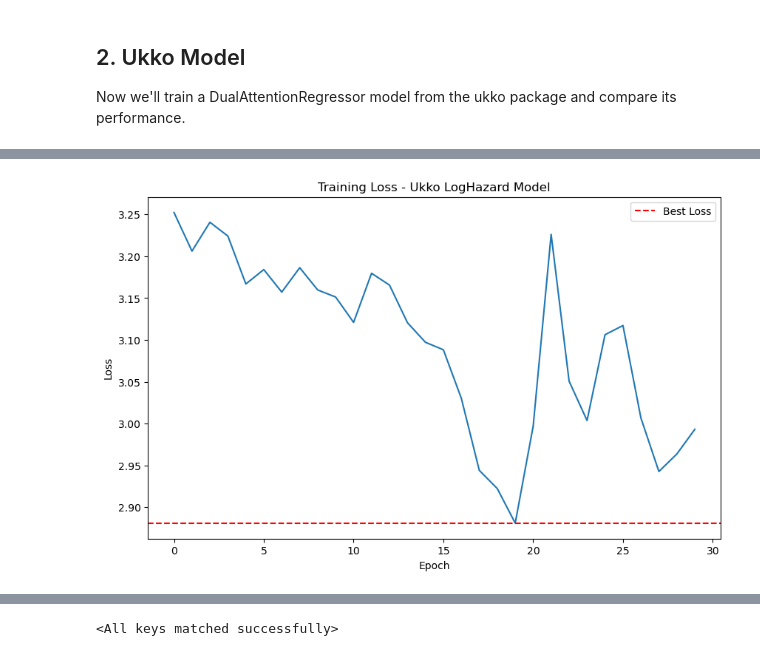
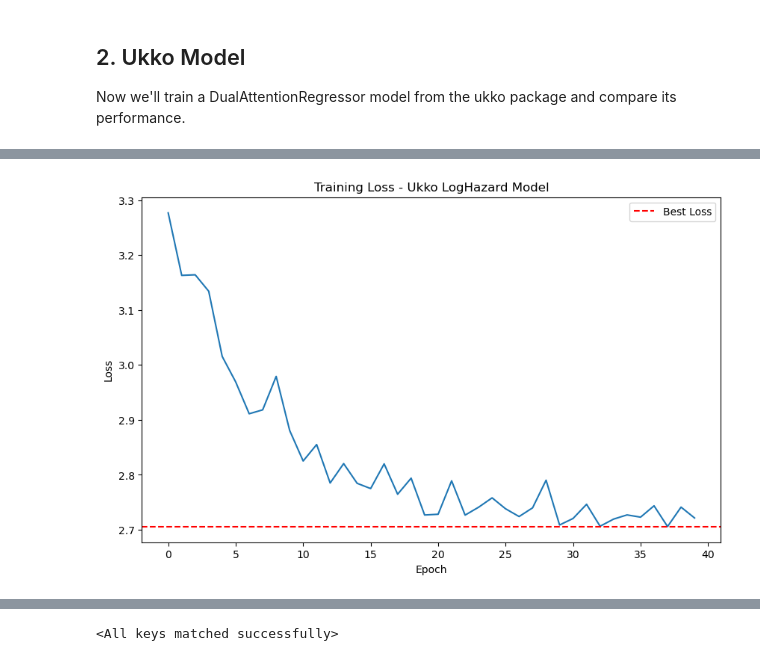
Before and after one commit to eric-fey-hus/ukko, a Jupyter notebook: Survival_test_ukko.ipynb, the cells around one changed output, grey strips where cells are left out. Cells and saved outputs as stored; diff of their text form; code cells hidden in the pictures.

```diff
--- a/Survival_test_ukko.ipynb
+++ b/Survival_test_ukko.ipynb
@@ -104,18 +232,20 @@ def train_epoch(model, train_loader, optimizer):
         log_hazards = model(X_batch)
 
         # Calculate loss
-        # Basic implementation of cox partial likelihood
-        log_risk = log_hazards
-        risk = torch.exp(log_risk)
+        loss = tscox.neg_partial_log_likelihood(log_hazards, events_batch==1, times_batch, ties_method='efron', reduction = reduction)
 
-        # Sort by time
-        sorted_times, sort_idx = torch.sort(times_batch, descending=True)
-        risk = risk[sort_idx]
-        events = events_batch[sort_idx]
+        # # Basic implementation of cox partial likelihood
+        # log_risk = log_hazards
+        # risk = torch.exp(log_risk)
 
-        # Calculate loss using cox partial likelihood
-        log_cumsum = torch.log(torch.cumsum(risk, dim=0) + 1e-8)
-        loss = -torch.mean((log_risk[events == 1] - log_cumsum[events == 1]))
+        # # Sort by time
+        # sorted_times, sort_idx = torch.sort(times_batch, descending=True)
+        # risk = risk[sort_idx]
+        # events = events_batch[sort_idx]
+
+        # # Calculate loss using cox partial likelihood
+        # log_cumsum = torch.log(torch.cumsum(risk, dim=0) + 1e-8)
+        # loss = -torch.mean((log_risk[events == 1] - log_cumsum[events == 1]))
 
         loss.backward()
         optimizer.step()
@@ -247,7 +377,7 @@ model = UkkoLogHazardModel(len(feature_cols))
 optimizer = torch.optim.Adam(model.parameters(), lr=0.001)
 
 # Training loop
-n_epochs = 30  # Increased epochs since we're tracking best model
+n_epochs = 40  # Increased epochs since we're tracking best model
 losses = []
 best_loss = float('inf')
 best_model_state = None
@@ -262,18 +392,8 @@ for epoch in range(n_epochs):
         # Get log hazards
         log_hazards, feat_weights, time_weights = model(X_batch)
 
-        # Calculate loss (Cox partial likelihood)
-        log_risk = log_hazards
-        risk = torch.exp(log_risk)
-
-        # Sort by time
-        sorted_times, sort_idx = torch.sort(times_batch, descending=True)
-        risk = risk[sort_idx]
-        events = events_batch[sort_idx]
-
-        # Calculate loss using cox partial likelihood
-        log_cumsum = torch.log(torch.cumsum(risk, dim=0) + 1e-8)
-        loss = -torch.mean((log_risk[events == 1] - log_cumsum[events == 1]))
+        # Calculate loss using TorchSurv's Cox partial likelihood
+        loss = tscox.neg_partial_log_likelihood(log_hazards, events_batch==1, times_batch, ties_method='efron', reduction='mean')
 
         loss.backward()
         optimizer.step()
@@ -288,7 +408,7 @@ for epoch in range(n_epochs):
         best_loss = avg_loss
         best_model_state = copy.deepcopy(model.state_dict())
 
-    if (epoch + 1) % 10 == 0:
+    if (epoch + 1) % 3 == 0:
         print(f'Epoch {epoch+1}/{n_epochs}, Loss: {avg_loss:.4f}, Best Loss: {best_loss:.4f}')
 
 # Plot training loss
@@ -313 +441 @@ Epoch 30/30, Loss: 2.9931, Best Loss: 2.8811
-[figure, old version]
+[figure, new version]
```
Also changed, not shown: parts of 8 cells of this notebook, 1 other file.
